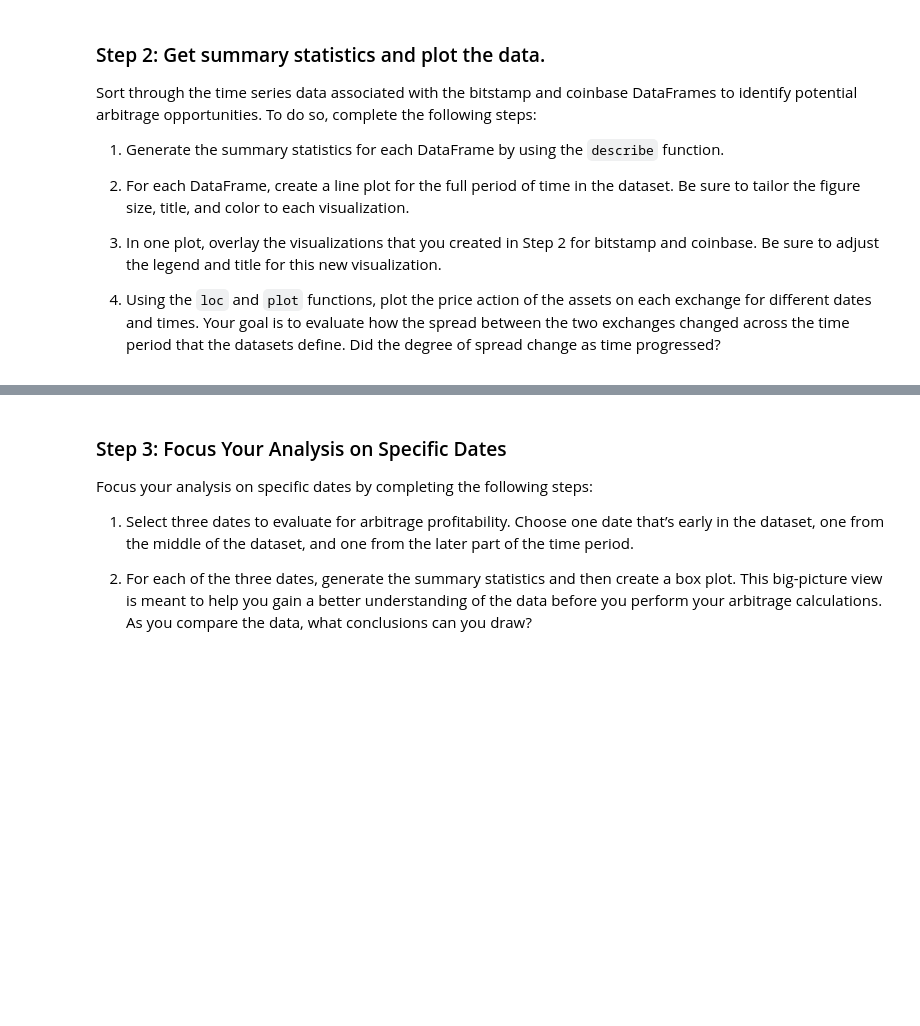
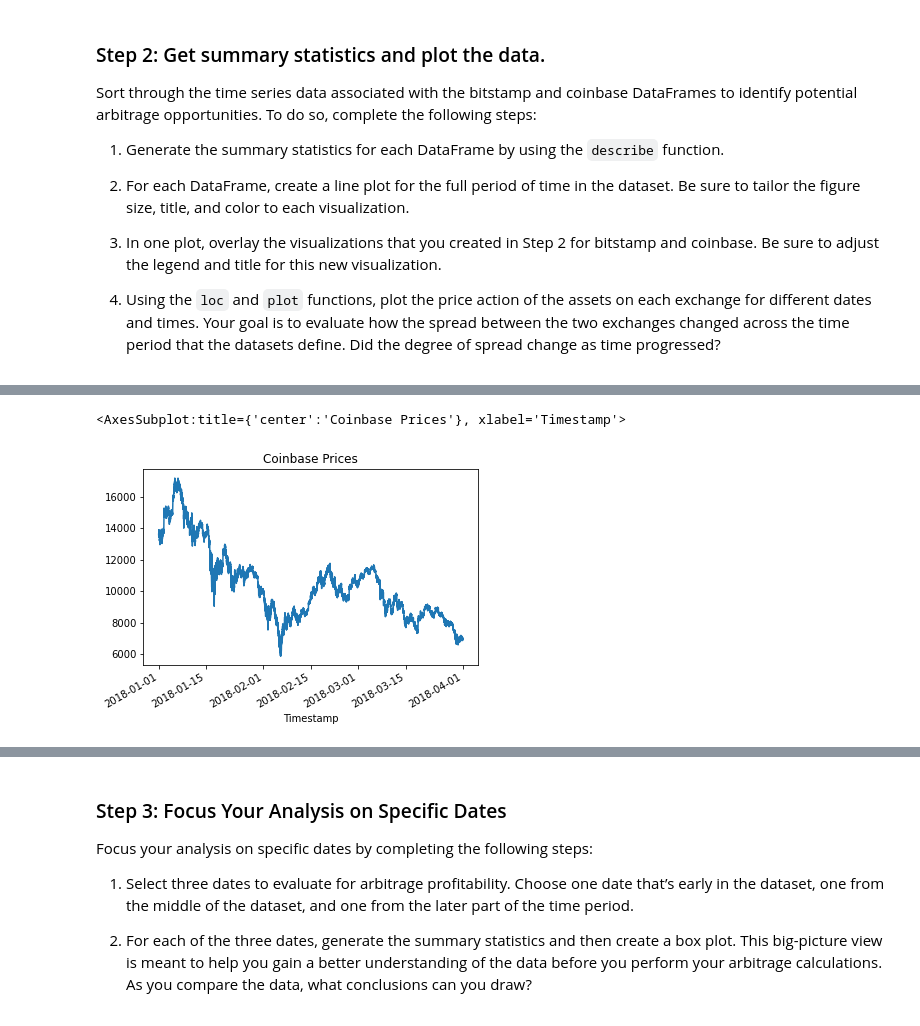
Before and after one commit to Crena94/Module-3-Challenge, a Jupyter notebook: crypto_arbitrage.ipynb, the cells around one changed output, grey strips where cells are left out. Saved outputs shown, nothing was run; the diff lists cells and outputs as text; code cells hidden in the pictures; blank space fills up the shorter version.

```diff
--- a/crypto_arbitrage.ipynb
+++ b/crypto_arbitrage.ipynb
@@ -54,7 +63,8 @@ csvpath = Path("../Resources/bitstamp.csv")
 # The CSV file is located in the Resources folder.
 # Set the index to the column "Timestamp"
 # Set the parse_dates and infer_datetime_format parameters
-coinbase_df = csvpath = Path(('../Resources/coinbase.csv'),
+coinbase = pd.read_csv(
+    Path('./Resources/coinbase.csv'),
     index_col="Timestamp",
     parse_dates=True,
     infer_datetime_format=True
@@ -108,3 +119,10 @@ import numpy as np
+# %%
+# Repeat Steps 1–4 for the coinbase DataFrame
+coinbase = coinbase.dropna()
+coinbase['Close'] = coinbase['Close'].str.replace('$', '')
+coinbase = coinbase.drop_duplicates()
+coinbase['Close'] = coinbase['Close'].astype(float)
+coinbase = coinbase.drop_duplicates()
 # %% [markdown]
 ## Analyze the Data
 
@@ -160,7 +212,10 @@ Sort through the time series data associated with the bitstamp and coinbase Data
 # %%
 # Create a line plot for the bitstamp DataFrame for the full length of time in the dataset
 # Be sure that the figure size, title, and color are tailored to each visualization
-# YOUR CODE HERE
+coinbase['Close'].plot(title='Coinbase Prices')
+# %% [output]
+<AxesSubplot:title={'center':'Coinbase Prices'}, xlabel='Timestamp'>
+[figure, added]
 # %%
 # Create a line plot for the coinbase DataFrame for the full length of time in the dataset
 # Be sure that the figure size, title, and color are tailored to each visualization
```
Also changed, not shown: parts of 34 cells of this notebook.
